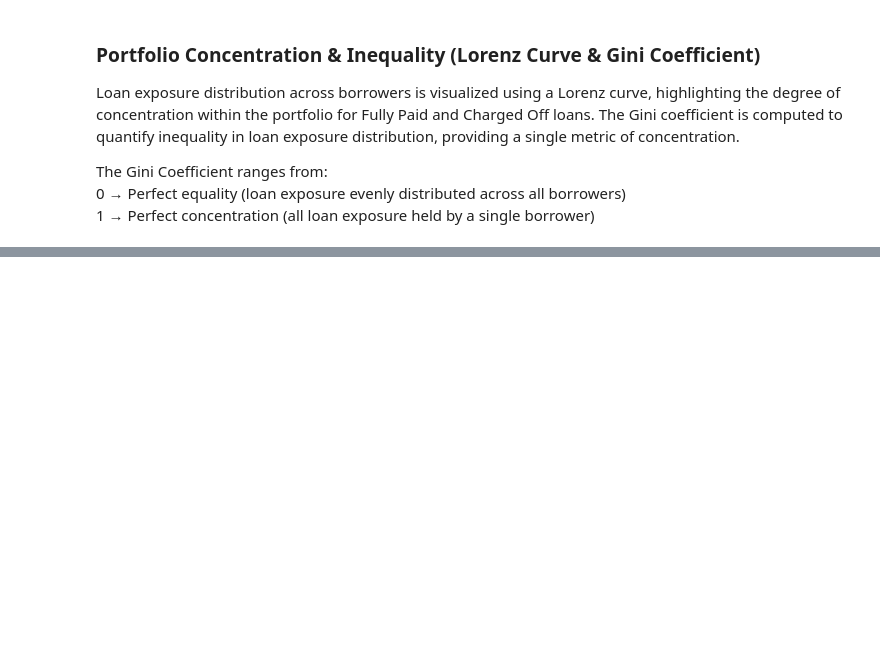
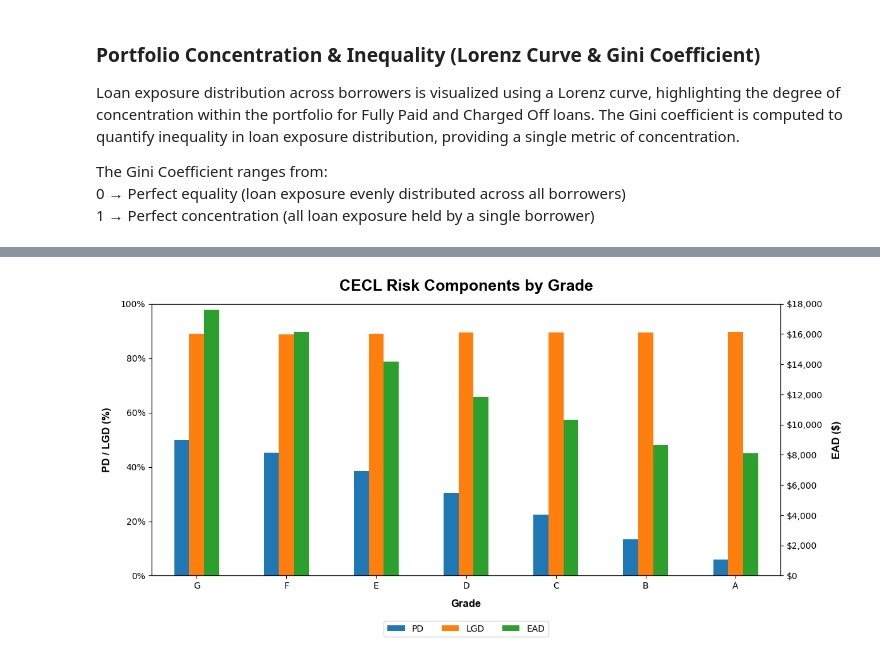
Before and after one commit to BrielleCS/LendingClub-Loan-Portfolio-Analysis, a Jupyter notebook: notebook/LendingClub_Loan_Portfolio_Analysis.ipynb, the cells around one changed output, grey strips where cells are left out. Cells and saved outputs as stored; diff of their text form; code cells hidden in the pictures; blank space fills up the shorter version.

```diff
--- a/notebook/LendingClub_Loan_Portfolio_Analysis.ipynb
+++ b/notebook/LendingClub_Loan_Portfolio_Analysis.ipynb
@@ -472,0 +650,34 @@ gini_df.to_csv("../data/gini_coefficient.csv", index=False)
+# %%
+# ============================================================
+# CECL MULTI-METRIC VISUALIZATION
+# ============================================================
+
+ax = cecl_table.set_index('grade')[['PD','LGD','EAD']].plot(kind='bar', figsize=(12,6), secondary_y='EAD', mark_right=False)
+
+# Primary y-axis (PD and LGD)
+ax.set_ylim(0, 1)
+ax.yaxis.set_major_formatter(PercentFormatter(1.0))
+ax.set_ylabel('PD / LGD (%)', fontsize=12, fontweight='bold', fontname='Arial', labelpad=10)
+
+# Secondary y-axis (EAD)
+ax.right_ax.set_ylim(0, 18000)
+ax.right_ax.yaxis.set_major_formatter(StrMethodFormatter('${x:,.0f}'))
+ax.right_ax.set_ylabel('EAD ($)', fontsize=12, fontweight='bold', fontname='Arial', labelpad=10)
+
+# x-axis (Grade)
+ax.set_xlabel("Grade", fontsize=12, fontweight='bold', fontname='Arial', labelpad=10)
+ax.tick_params(axis='x', labelrotation=0)
+
+plt.title("CECL Risk Components by Grade", fontsize=18, fontweight='bold', fontname='Arial', pad=15)
+
+# Formatting legend
+handles1, labels1 = ax.get_legend_handles_labels()
+handles2, labels2 = ax.right_ax.get_legend_handles_labels()
+ax.legend(handles1 + handles2, labels1 + labels2, loc='upper center', bbox_to_anchor=(0.5, -0.15), ncol=3)
+
+plt.tight_layout()
+
+plt.savefig("../images/cecl_components.png", dpi=300, bbox_inches="tight")
+plt.show()
+# %% [output]
+[figure, added]
```
Also changed, not shown: parts of 11 cells of this notebook, 7 other files.
